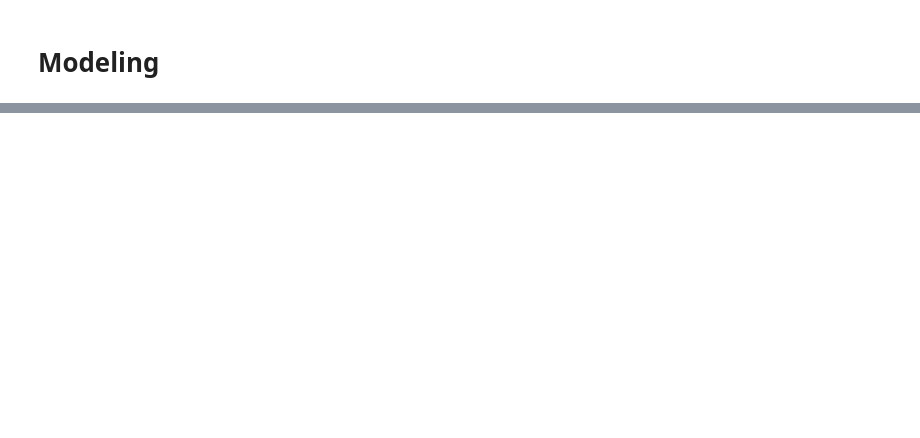
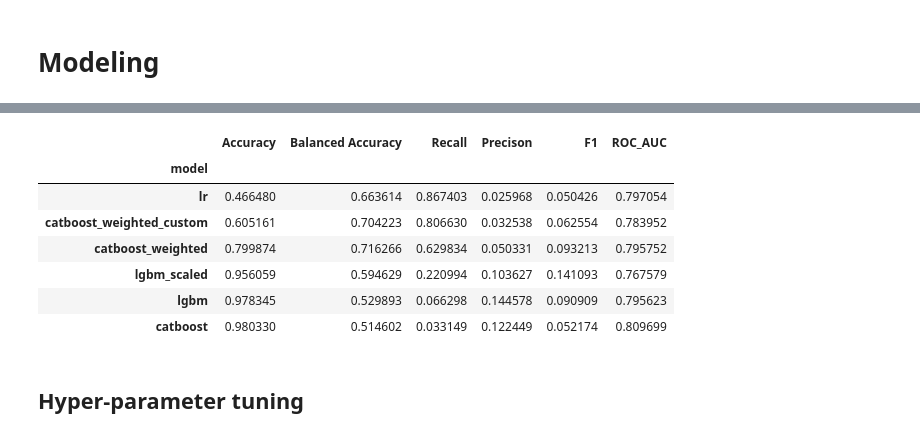
Before and after one commit to cmcouto-silva/crm-project, a Jupyter notebook: notebooks/eda.ipynb, the cells around one changed output, grey strips where cells are left out. Drawn from its saved outputs; the diff is of its cells as text; code cells hidden in the pictures; blank space fills up the shorter version.

```diff
--- a/notebooks/eda.ipynb
+++ b/notebooks/eda.ipynb
@@ -277,0 +307,2 @@ from sklearn.compose import ColumnTransformer
+# %%
+model_pipeline.fit(X_train, y_train)
@@ -277,0 +401,23 @@ from sklearn.compose import ColumnTransformer
+# %%
+threshold = .25
+metric_results = []
+
+for model_name in models:
+    y_pred_proba = probability_results[model_name][:,1]
+    y_pred = y_pred_proba >= threshold
+    metric_result = clf_metrics(y_test, y_pred, y_pred_proba)
+    metric_result['model'] = model_name
+    metric_results.append(metric_result)
+
+pd.DataFrame(metric_results).set_index('model').sort_values('Recall', ascending=False)
+# %% [output]
+|  | Accuracy | Balanced Accuracy | Recall | Precison | F1 | ROC_AUC |
+| model |  |  |  |  |  |  |
+| lr | 0.466480 | 0.663614 | 0.867403 | 0.025968 | 0.050426 | 0.797054 |
+| catboost_weighted_custom | 0.605161 | 0.704223 | 0.806630 | 0.032538 | 0.062554 | 0.783952 |
+| catboost_weighted | 0.799874 | 0.716266 | 0.629834 | 0.050331 | 0.093213 | 0.795752 |
+| lgbm_scaled | 0.956059 | 0.594629 | 0.220994 | 0.103627 | 0.141093 | 0.767579 |
+| lgbm | 0.978345 | 0.529893 | 0.066298 | 0.144578 | 0.090909 | 0.795623 |
+| catboost | 0.980330 | 0.514602 | 0.033149 | 0.122449 | 0.052174 | 0.809699 |
+# %% [markdown]
+## Hyper-parameter tuning
```
Also changed, not shown: parts of 68 cells of this notebook, 15 other files.
